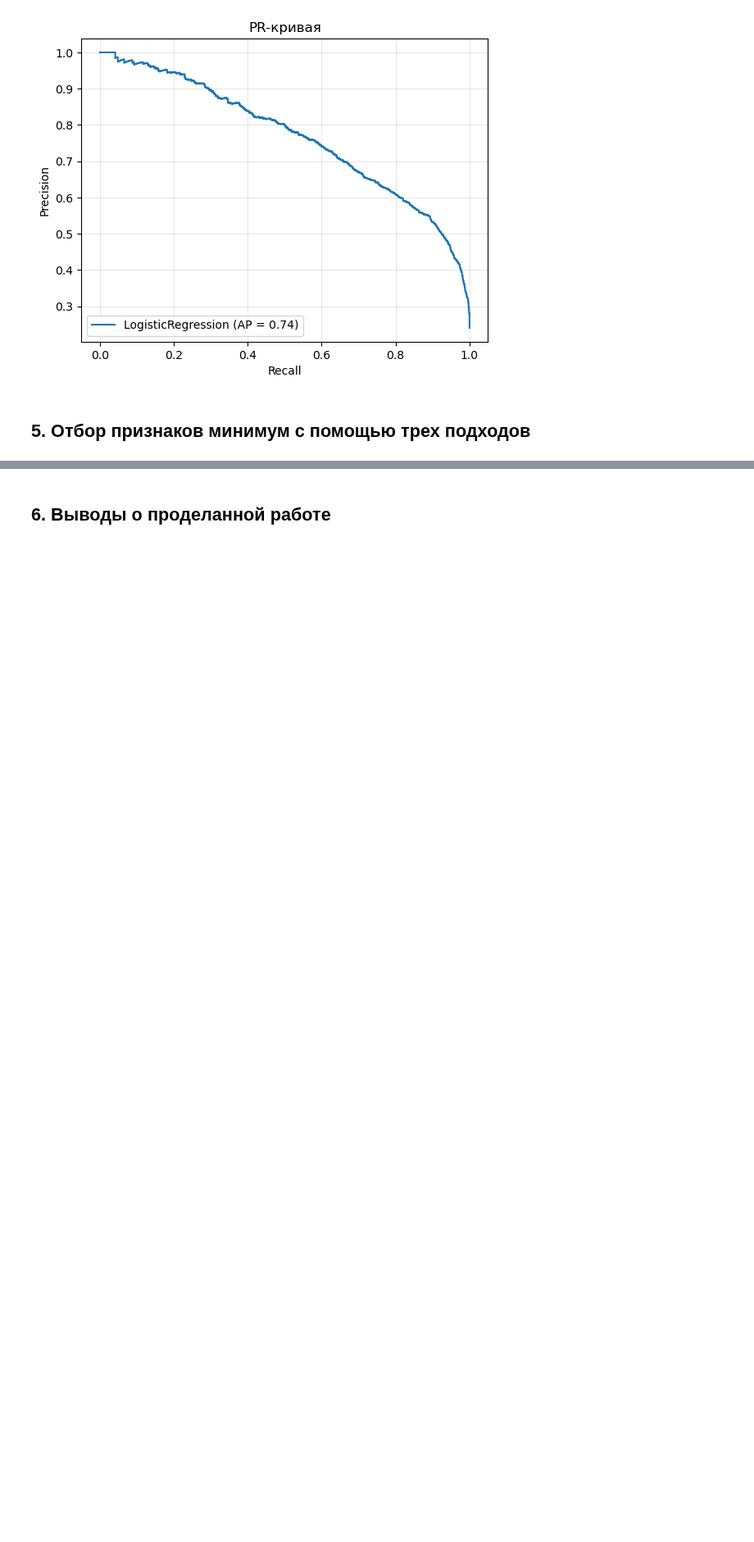
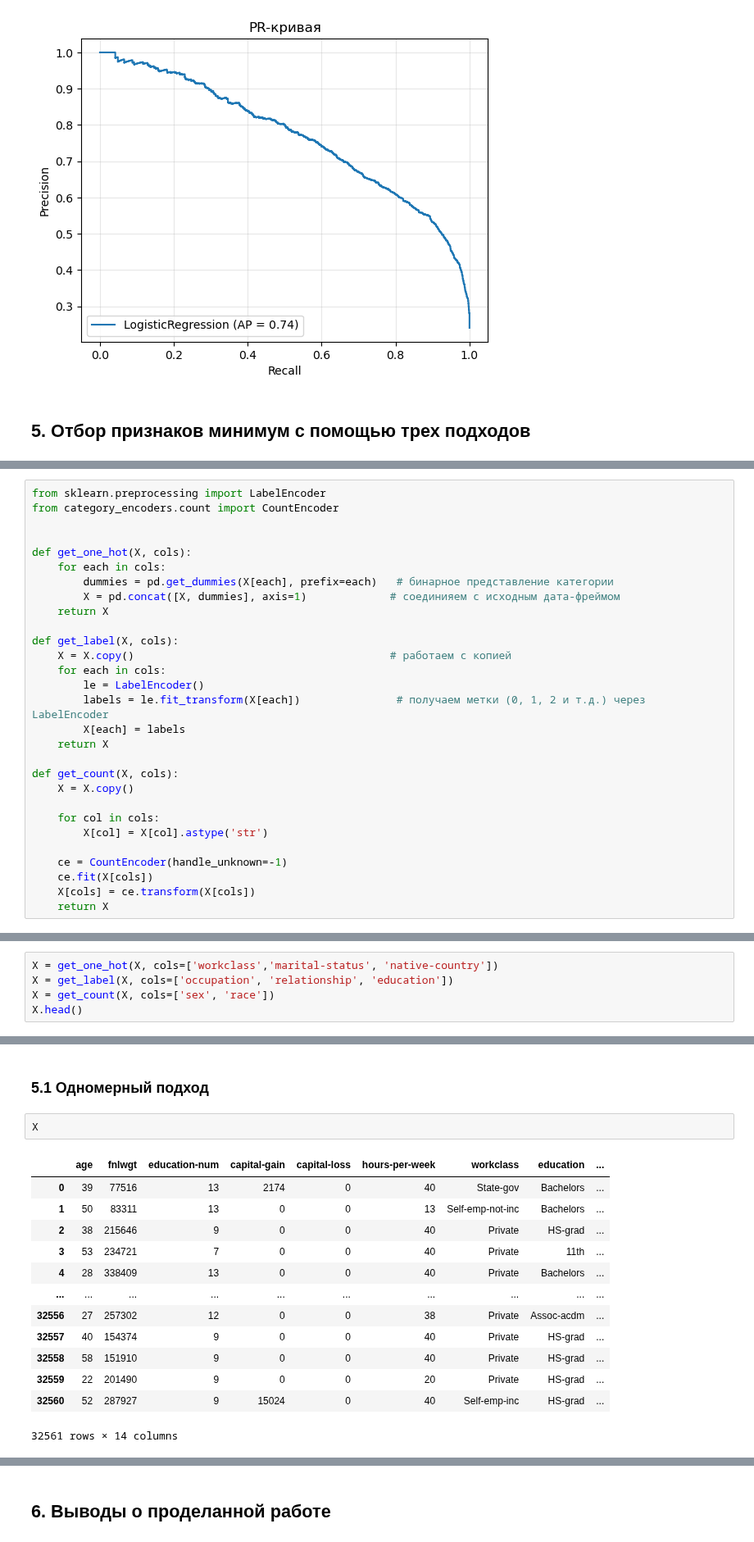
Before and after one commit to dnlygvtv/Python_for_Data_Science_HWs, a Jupyter notebook: HW/HW_11.ipynb, the cells around one changed output, grey strips where cells are left out. Shown at 82% size. Drawn from its saved outputs; the diff is of its cells as text; blank space fills up the shorter version.

```diff
--- a/HW/HW_11.ipynb
+++ b/HW/HW_11.ipynb
@@ -411,0 +414,29 @@ plt.show()
+# %%
+from sklearn.preprocessing import LabelEncoder
+from category_encoders.count import CountEncoder
+
+
+def get_one_hot(X, cols):
+    for each in cols:
+        dummies = pd.get_dummies(X[each], prefix=each)   # бинарное представление категории
+        X = pd.concat([X, dummies], axis=1)             # соединияем с исходным дата-фреймом
+    return X
+
+def get_label(X, cols):
+    X = X.copy()                                        # работаем с копией
+    for each in cols:
+        le = LabelEncoder()
+        labels = le.fit_transform(X[each])               # получаем метки (0, 1, 2 и т.д.) через LabelEncoder
+        X[each] = labels
+    return X
+
+def get_count(X, cols):
+    X = X.copy()
+
+    for col in cols:
+        X[col] = X[col].astype('str')
+
+    ce = CountEncoder(handle_unknown=-1)
+    ce.fit(X[cols])
+    X[cols] = ce.transform(X[cols])
+    return X
@@ -411,0 +454,5 @@ plt.show()
+# %%
+X = get_one_hot(X, cols=['workclass','marital-status', 'native-country'])
+X = get_label(X, cols=['occupation', 'relationship', 'education'])
+X = get_count(X, cols=['sex', 'race'])
+X.head()
@@ -411,0 +469,18 @@ plt.show()
+# %% [markdown]
+### 5.1 Одномерный подход
+# %%
+X
+# %% [output]
+|  | age | fnlwgt | education-num | capital-gain | capital-loss | hours-per-week | workclass | education | ... |
+| 0 | 39 | 77516 | 13 | 2174 | 0 | 40 | State-gov | Bachelors | ... |
+| 1 | 50 | 83311 | 13 | 0 | 0 | 13 | Self-emp-not-inc | Bachelors | ... |
+| 2 | 38 | 215646 | 9 | 0 | 0 | 40 | Private | HS-grad | ... |
+| 3 | 53 | 234721 | 7 | 0 | 0 | 40 | Private | 11th | ... |
+| 4 | 28 | 338409 | 13 | 0 | 0 | 40 | Private | Bachelors | ... |
+| ... | ... | ... | ... | ... | ... | ... | ... | ... | ... |
+| 32556 | 27 | 257302 | 12 | 0 | 0 | 38 | Private | Assoc-acdm | ... |
+| 32557 | 40 | 154374 | 9 | 0 | 0 | 40 | Private | HS-grad | ... |
+| 32558 | 58 | 151910 | 9 | 0 | 0 | 40 | Private | HS-grad | ... |
+| 32559 | 22 | 201490 | 9 | 0 | 0 | 20 | Private | HS-grad | ... |
+| 32560 | 52 | 287927 | 9 | 15024 | 0 | 40 | Self-emp-inc | HS-grad | ... |
+32561 rows × 14 columns
```
Also changed, not shown: parts of 9 cells of this notebook.
